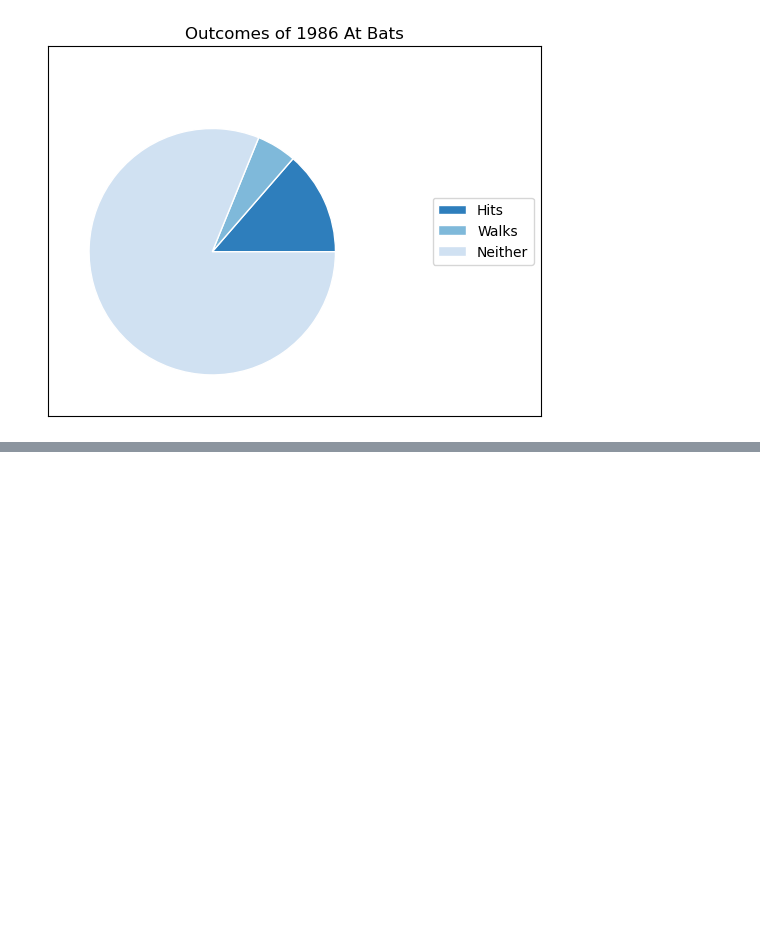
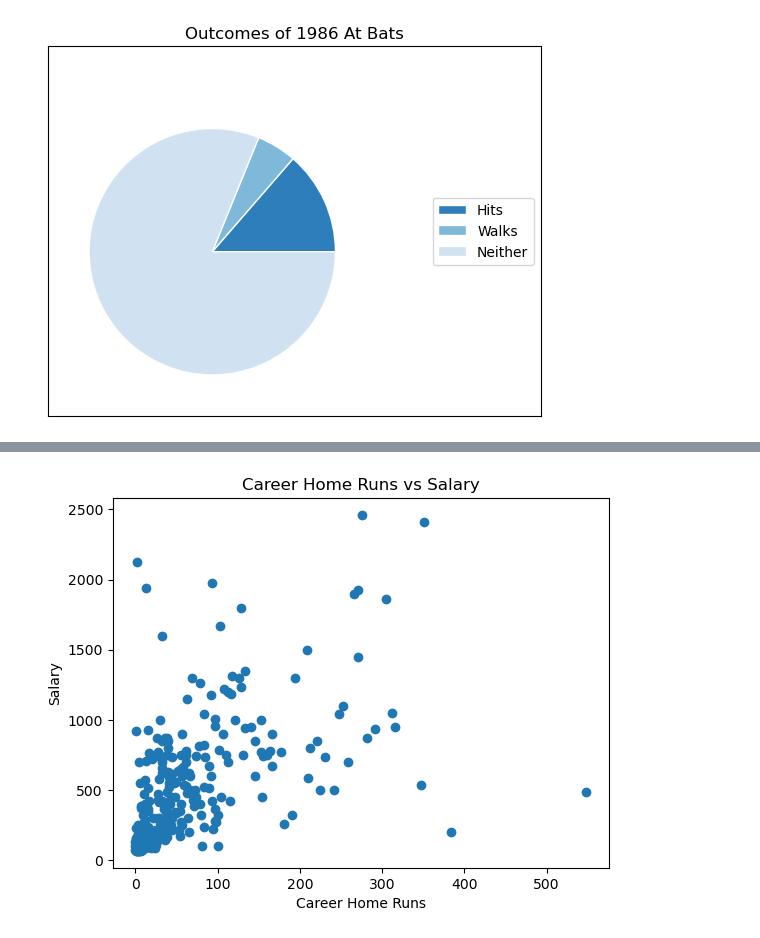
Before and after one commit to katesnow1/code_2600, a Jupyter notebook: homework1.ipynb, the cells around one changed output, grey strips where cells are left out. Cells and saved outputs as stored; diff of their text form; code cells hidden in the pictures; blank space fills up the shorter version.

```diff
--- a/homework1.ipynb
+++ b/homework1.ipynb
@@ -136,0 +174,9 @@ plt.show()
+# %%
+#Scatter Plot of Salary and Career Home Runs
+plt.scatter(Hitters['CHmRun'], salaryCol)
+plt.xlabel("Career Home Runs")
+plt.ylabel("Salary")
+plt.title("Career Home Runs vs Salary")
+plt.show()
+# %% [output]
+[figure, added]
```
Also changed, not shown: parts of 8 cells of this notebook.
